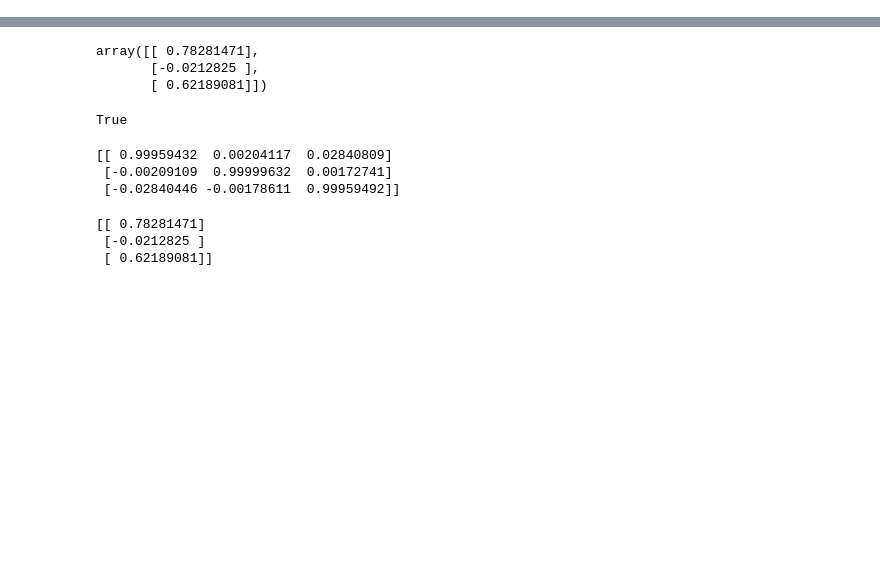
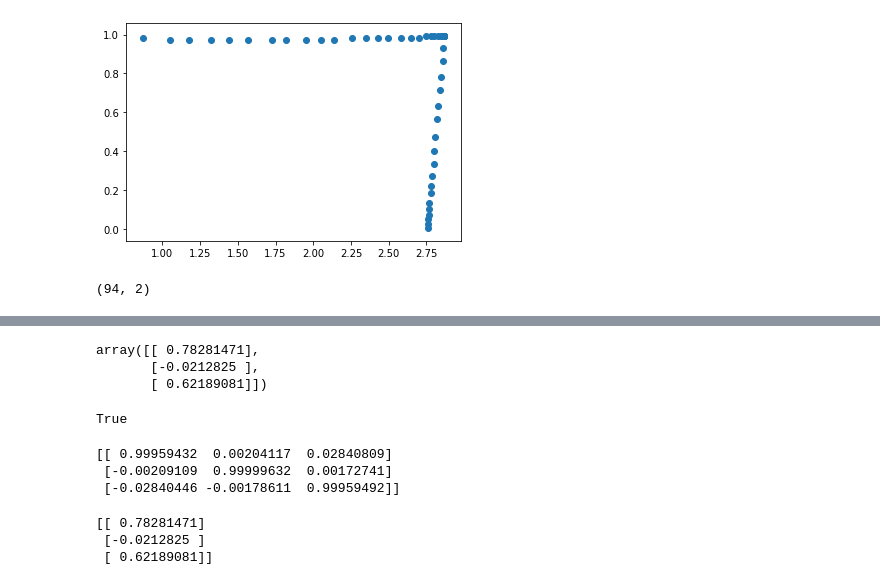
Before and after one commit to ShafeekSaleem/RobotLocalization, a Jupyter notebook: src/_main_.ipynb, the cells around one changed output, grey strips where cells are left out. Saved outputs shown, nothing was run; the diff lists cells and outputs as text; code cells hidden in the pictures; blank space fills up the shorter version.

```diff
--- a/src/_main_.ipynb
+++ b/src/_main_.ipynb
@@ -67,0 +134,7 @@ True
+# %%
+x_t = []
+y_t = []
+
+for i in range(54):
+    x_t.append(t_xzy[i][0]*(-1)+1.379)
+    y_t.append(t_xzy[i][2]*(-1)+1.793)
@@ -67,0 +151,9 @@ True
+# %%
+plt.scatter(x_t, y_t)
+plt.show()
+# %% [output]
+[figure, added]
+# %%
+vo.kps_cur.shape
+# %% [output]
+(94, 2)
```
Also changed, not shown: parts of 33 cells of this notebook, 1 other file.
